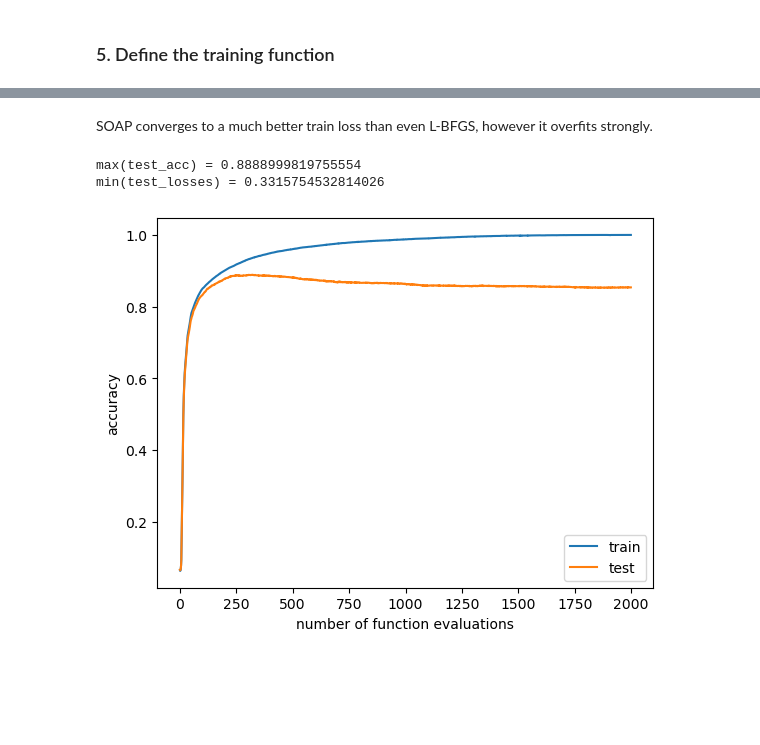
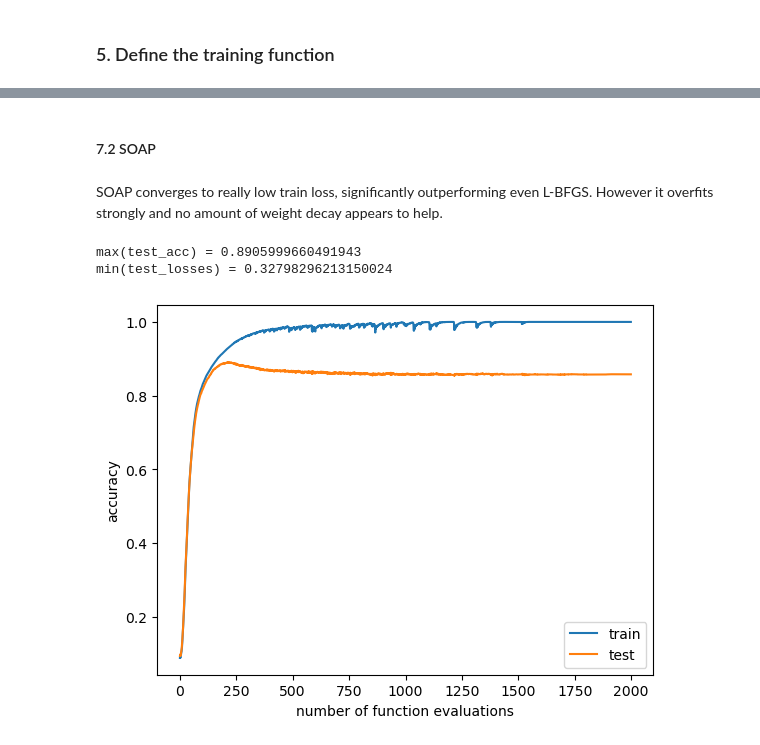
Before and after one commit to inikishev/torchzero, a Jupyter notebook: docs/examples/Full-batch FashionMNIST.ipynb, the cells around one changed output, grey strips where cells are left out. Saved outputs shown, nothing was run; the diff lists cells and outputs as text; code cells hidden in the pictures; blank space fills up the shorter version.

```diff
--- a/docs/examples/Full-batch FashionMNIST.ipynb
+++ b/docs/examples/Full-batch FashionMNIST.ipynb
@@ -212,16 +216,19 @@ min(test_losses) = 0.3310447335243225
+# %% [markdown]
+#### 7.2 SOAP
 # %% [markdown]
-SOAP converges to a much better train loss than even L-BFGS, however it overfits strongly.
+SOAP converges to really low train loss, significantly outperforming even L-BFGS. However it overfits strongly and no amount of weight decay appears to help.
-# %%
-model, train_losses, test_losses, train_acc, test_acc = run(
-    opt_fn = lambda params: tz.Modular(
-        params,
-        tz.m.SOAP(),
-        tz.m.RelativeWeightDecay(0.2),
-        tz.m.LR(1e-3)
-    ),
-    num_steps=2000,
-)
-# %% [output]
-max(test_acc) = 0.8888999819755554
-min(test_losses) = 0.3315754532814026
-[figure, removed]
+# %%
+model, train_losses, test_losses, train_acc, test_acc = run(
+    opt_fn = lambda params: tz.Modular(
+        params,
+        tz.m.SOAP(),
+        tz.m.RelativeWeightDecay(0.2),
+        tz.m.LR(1e-2)
+    ),
+    num_steps=2000,
+    scheduler_fn = lambda opt: torch.optim.lr_scheduler.OneCycleLR(opt, max_lr=1e-2, total_steps=2000, cycle_momentum=False)
+)
+# %% [output]
+max(test_acc) = 0.8905999660491943
+min(test_losses) = 0.32798296213150024
+[figure, added]
```
Also changed, not shown: parts of 14 cells of this notebook, 5 other files.
